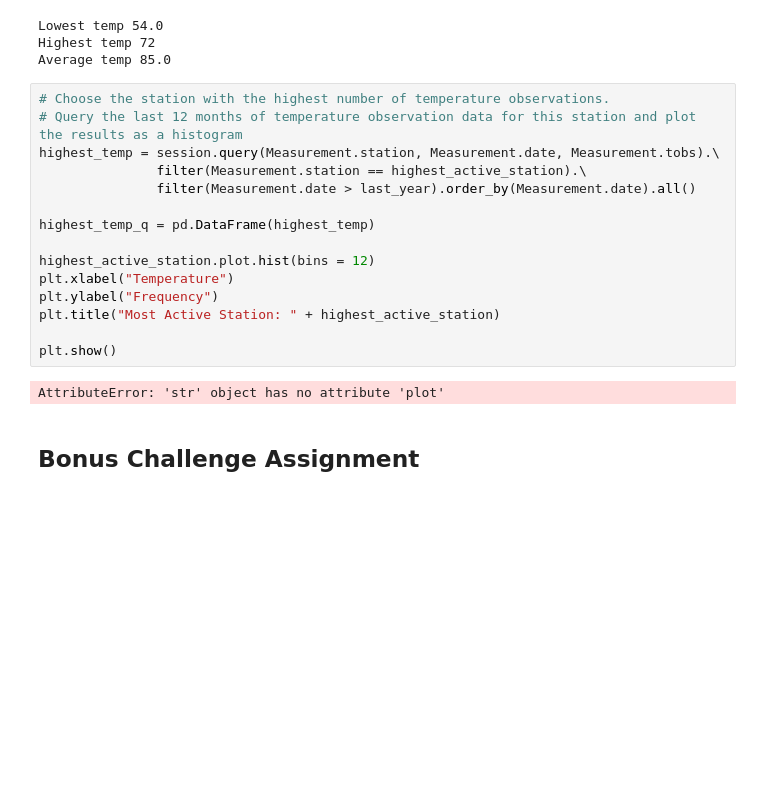
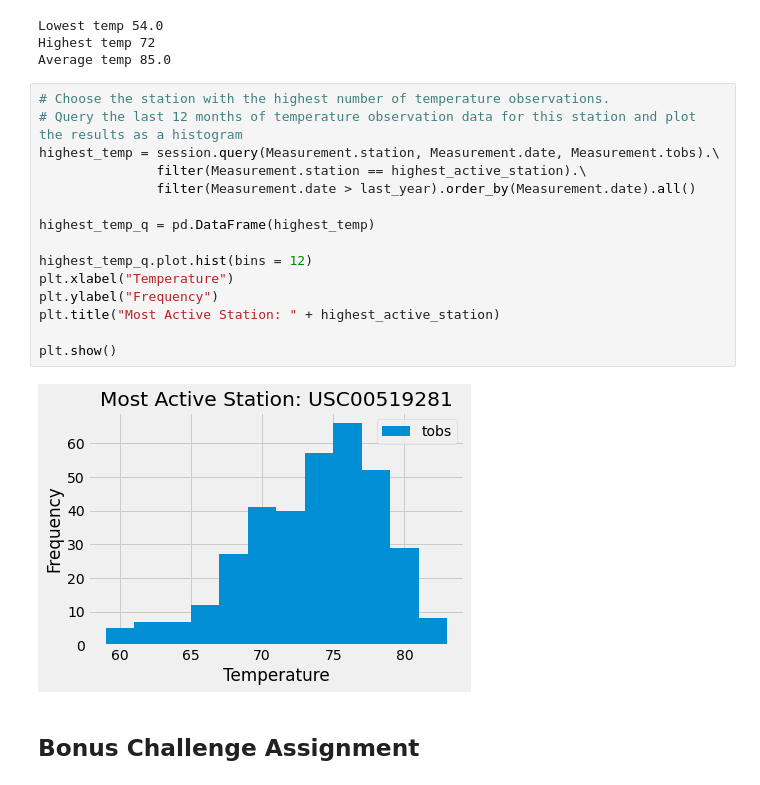
Before and after one commit to benwbarr/sqlalchemy-challenge, a Jupyter notebook: climate_starter.ipynb, the cells around one changed output. Drawn from its saved outputs; the diff is of its cells as text; blank space fills up the shorter version.

```diff
--- a/climate_starter.ipynb
+++ b/climate_starter.ipynb
@@ -180,20 +180,20 @@ Average temp 85.0
 # %%
 # Choose the station with the highest number of temperature observations.
 # Query the last 12 months of temperature observation data for this station and plot the results as a histogram
 highest_temp = session.query(Measurement.station, Measurement.date, Measurement.tobs).\
                filter(Measurement.station == highest_active_station).\
                filter(Measurement.date > last_year).order_by(Measurement.date).all()
 
 highest_temp_q = pd.DataFrame(highest_temp)
 
-highest_active_station.plot.hist(bins = 12)
+highest_temp_q.plot.hist(bins = 12)
 plt.xlabel("Temperature")
 plt.ylabel("Frequency")
 plt.title("Most Active Station: " + highest_active_station)
 
 plt.show()
 # %% [output]
-AttributeError: 'str' object has no attribute 'plot'
+[figure, added]
 # %% [markdown]
 ## Bonus Challenge Assignment
 # %%
```
Also changed, not shown: 1 other file.
